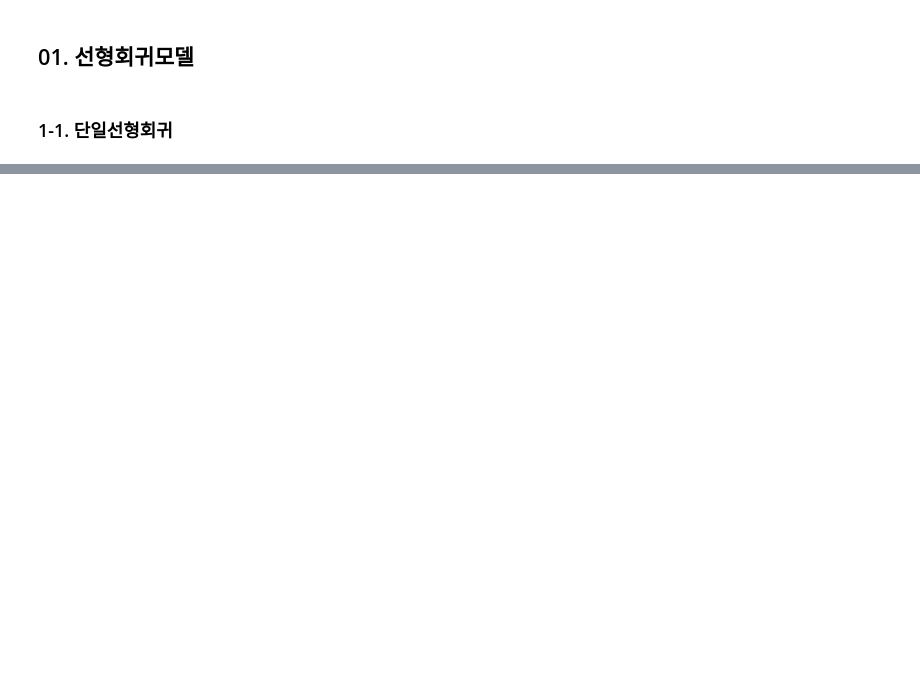
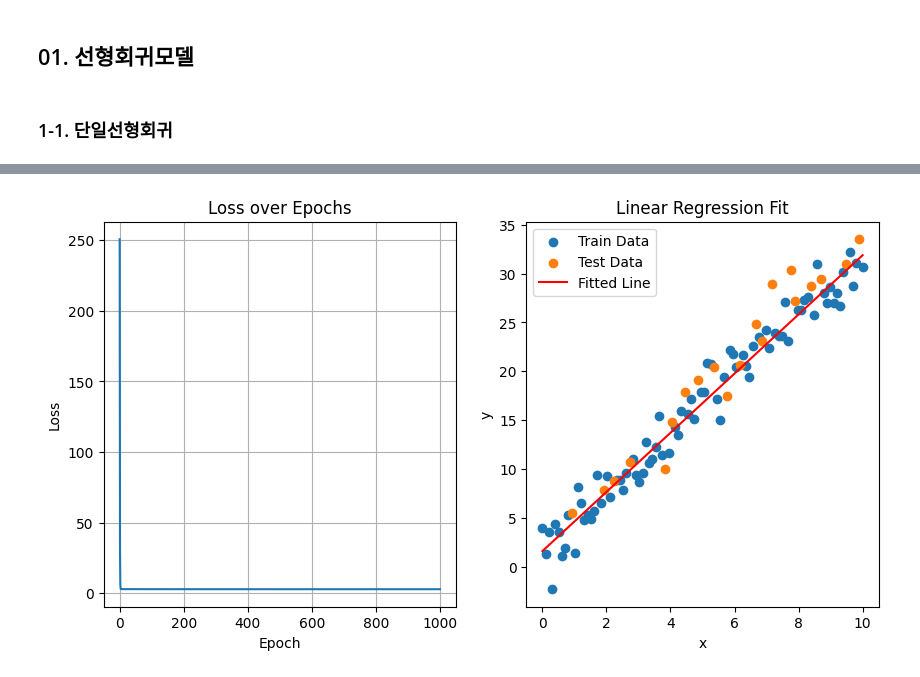
Before and after one commit to choi-hayeonn/machine-learning, a Jupyter notebook: models/01_LinearRegression.ipynb, the cells around one changed output, grey strips where cells are left out. Saved outputs shown, nothing was run; the diff lists cells and outputs as text; code cells hidden in the pictures; blank space fills up the shorter version.

```diff
--- a/models/01_LinearRegression.ipynb
+++ b/models/01_LinearRegression.ipynb
@@ -114,0 +216,85 @@ linear.bias: tensor([1.9591])
+# %%
+# 단일 선형 회귀의 변형 - Train / Test set 분리
+
+# 1. 데이터 생성(입출력 정의)
+x = torch.linspace(0,10,100).view(-1,1)     # 입력 데이터
+y =3 * x + 2 + torch.randn(100, 1) * 2     # 레이블
+
+# Train / Test set 분리 (8:2로 분리)
+num_train = int(len(x) * 0.8)
+indices = torch.randperm(len(x))
+train_idx, test_idx = indices[:num_train], indices[num_train:]
+
+x_train, y_train = x[train_idx], y[train_idx]
+x_test, y_test = x[test_idx], y[test_idx]
+
+
+# 2. 모델 정의
+class LinearRegressionModel(nn.Module):
+    def __init__(self,):
+        super().__init__()
+        self.linear = nn.Linear(1,1) # 입력 1개, 출력 1개
+
+
+    def forward(self,x):
+        return self.linear(x)
+
+model = LinearRegressionModel()     # 모델 객체 생성
+
+# 3. 손실함수, 옵티마이저 정의
+criterion = nn.MSELoss()     # 평균 제곱 오차
+optimizer = optim.SGD(model.parameters(), lr=0.01)  # 확률적 경사 하강법    # 모델이 커지면 런닝메이트를 줄여주는 것이 상대적으로 옳다.
+
+# 4. 가중치 업데이트
+epochs = 1000    # 학습 반복 횟수
+losses = []
+
+for epoch in range(epochs):
+    optimizer.zero_grad()   # 기울기 초기화
+
+    outputs = model(x_train)  # 예측값 계산 → model의 forward 함수 실행
+    loss = criterion(outputs, y_train)    # 손실 계산
+    loss.backward()     # 역전파
+
+    optimizer.step()    # 가중치 업데이트
+
+    losses.append(loss.item())      # 손실함수 그래프 그리기용
+
+    # 100번에 한번씩 학습 로그 출력
+    if (epoch + 1) % 100 == 0:
+        print(f"Epoch [{epoch+1}/{epochs}], Loss: {loss.item(): .4f}")
+
+# 5. 테스트 데이터 평가
+with torch.no_grad():
+    test_output = model(x_test)
+    test_loss = criterion(test_output, y_test)
+print(f"최종 Test Loss : {test_loss.item(): .4f}")
+
+# 6. 결과 시각화
+plt.figure(figsize=(10,5))
+
+# 손실 감소 그래프
+plt.subplot(1, 2, 1)
+# plt.ylim(0,200)
+plt.plot(losses)
+plt.title("Loss over Epochs")
+plt.xlabel("Epoch")
+plt.ylabel("Loss")
+plt.grid()
+
+# 데이터와 예측 결과
+plt.subplot(1, 2, 2)
+plt.scatter(x_train.numpy(), y_train.numpy(), label="Train Data")
+plt.scatter(x_test.numpy(), y_test.numpy(), label="Test Data")
+plt.plot(x.numpy(), model(x).detach().numpy(), color="r", label="Fitted Line")
+plt.title("Linear Regression Fit")
+plt.xlabel("x")
+plt.ylabel("y")
+plt.legend()
+
+plt.show()
+
+print("Model Parameters:")
+for name, param in model.named_parameters():
+    print(f"{name}: {param.data}")
+# %% [output]
@@ -114,0 +312 @@ linear.bias: tensor([1.9591])
+[figure, added]
```
Also changed, not shown: parts of 7 cells of this notebook, 9 other files.
